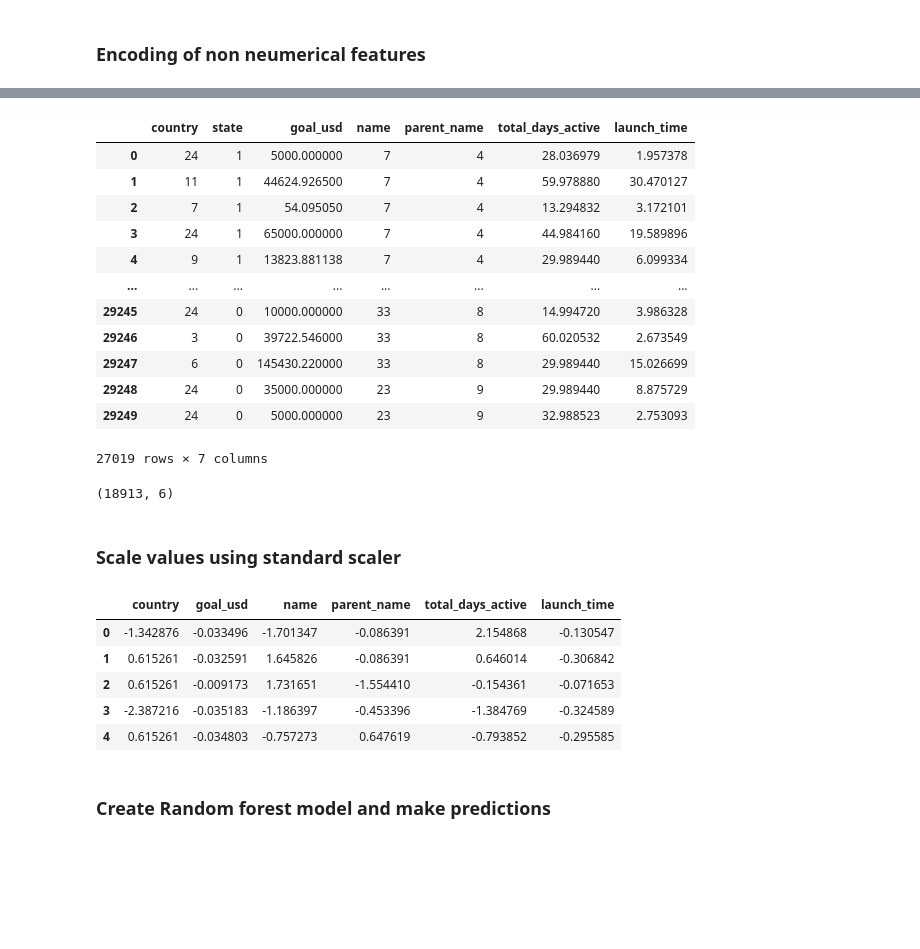
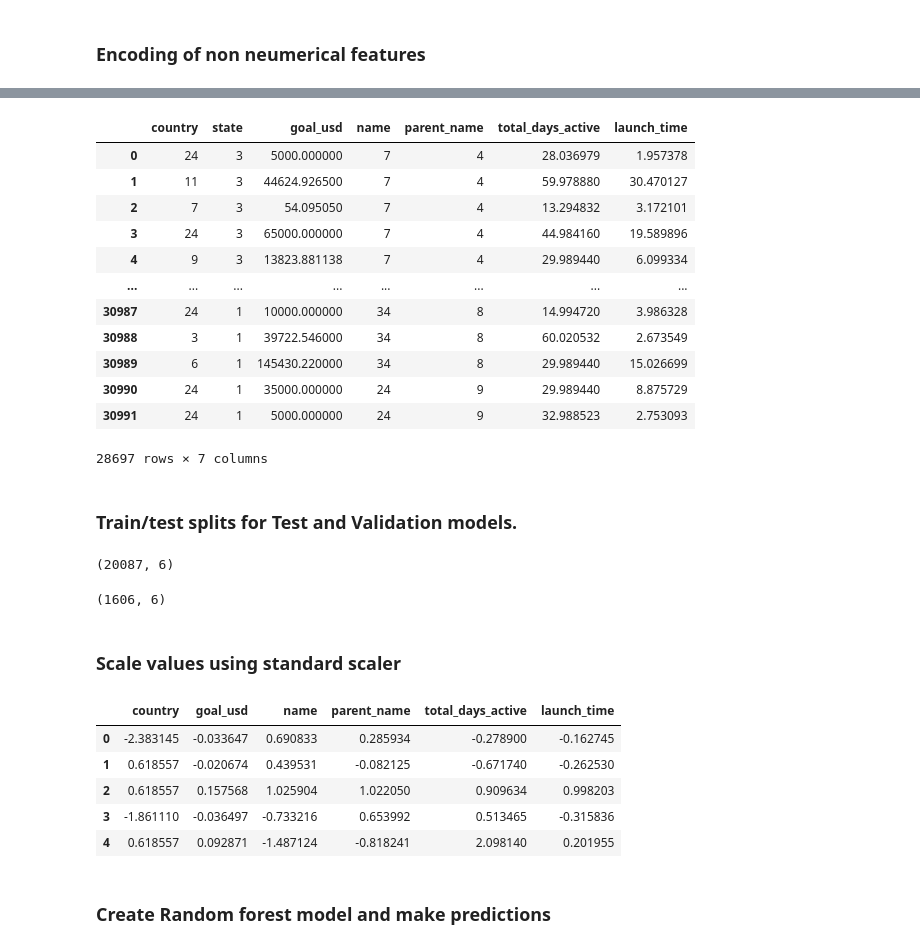
Before and after one commit to yeewaifatt/Project-2---Predicting-Crowdfunding-Outcomes, a Jupyter notebook: random_forest_model.ipynb, the cells around one changed output, grey strips where cells are left out. Saved outputs shown, nothing was run; the diff lists cells and outputs as text; code cells hidden in the pictures; blank space fills up the shorter version.

Commit message:
use new model for validation data

```diff
--- a/random_forest_model.ipynb
+++ b/random_forest_model.ipynb
@@ -120,8 +120,8 @@ model_data
 30992 rows × 8 columns
 # %%
 # drop rows that have state 'live' or 'cancelled'
-live_projects = model_data[model_data['state'] == 'live']
-model_data = model_data.drop(model_data[model_data['state'] == 'live'].index, axis=0)
-model_data = model_data.drop(model_data[model_data['state'] == 'canceled'].index, axis=0)
-model_data = model_data.reset_index(drop=True)
-model_data.head()
+# live_projects = model_data[model_data['state'] == 'live']
+# model_data = model_data.drop(model_data[model_data['state'] == 'live'].index, axis=0)
+# model_data = model_data.drop(model_data[model_data['state'] == 'canceled'].index, axis=0)
+# model_data = model_data.reset_index(drop=True)
+# model_data.head()
@@ -217,48 +206,63 @@ train_test_dataset = train_test_dataset.drop(['Date Created', 'created_at'], axi
 train_test_dataset
 # %% [output]
 |  | country | state | goal_usd | name | parent_name | total_days_active | launch_time |
-| 0 | 24 | 1 | 5000.000000 | 7 | 4 | 28.036979 | 1.957378 |
-| 1 | 11 | 1 | 44624.926500 | 7 | 4 | 59.978880 | 30.470127 |
-| 2 | 7 | 1 | 54.095050 | 7 | 4 | 13.294832 | 3.172101 |
-| 3 | 24 | 1 | 65000.000000 | 7 | 4 | 44.984160 | 19.589896 |
-| 4 | 9 | 1 | 13823.881138 | 7 | 4 | 29.989440 | 6.099334 |
+| 0 | 24 | 3 | 5000.000000 | 7 | 4 | 28.036979 | 1.957378 |
+| 1 | 11 | 3 | 44624.926500 | 7 | 4 | 59.978880 | 30.470127 |
+| 2 | 7 | 3 | 54.095050 | 7 | 4 | 13.294832 | 3.172101 |
+| 3 | 24 | 3 | 65000.000000 | 7 | 4 | 44.984160 | 19.589896 |
+| 4 | 9 | 3 | 13823.881138 | 7 | 4 | 29.989440 | 6.099334 |
 | ... | ... | ... | ... | ... | ... | ... | ... |
-| 29245 | 24 | 0 | 10000.000000 | 33 | 8 | 14.994720 | 3.986328 |
-| 29246 | 3 | 0 | 39722.546000 | 33 | 8 | 60.020532 | 2.673549 |
-| 29247 | 6 | 0 | 145430.220000 | 33 | 8 | 29.989440 | 15.026699 |
-| 29248 | 24 | 0 | 35000.000000 | 23 | 9 | 29.989440 | 8.875729 |
-| 29249 | 24 | 0 | 5000.000000 | 23 | 9 | 32.988523 | 2.753093 |
+| 30987 | 24 | 1 | 10000.000000 | 34 | 8 | 14.994720 | 3.986328 |
+| 30988 | 3 | 1 | 39722.546000 | 34 | 8 | 60.020532 | 2.673549 |
+| 30989 | 6 | 1 | 145430.220000 | 34 | 8 | 29.989440 | 15.026699 |
+| 30990 | 24 | 1 | 35000.000000 | 24 | 9 | 29.989440 | 8.875729 |
+| 30991 | 24 | 1 | 5000.000000 | 24 | 9 | 32.988523 | 2.753093 |
-27019 rows × 7 columns
+28697 rows × 7 columns
+# %% [markdown]
+### Train/test splits for Test and Validation models.
 # %%
 # split into X and y variables
 X = train_test_dataset.drop(columns=['state'])
 y = train_test_dataset.state
+
+# generate 70% train/test split
+X_train, X_test, y_train, y_test = train_test_split(X, y, test_size=0.3,
+                                                       random_state = 1,
+                                                       stratify = y)
+X_train.shape
+# %% [output]
+(20087, 6)
-# %%
-# generate 70% train/test split
-X_train, X_test, y_train, y_test = train_test_split(X, y, test_size=0.3,
-                                                       random_state = 1,
-                                                       stratify = y)
-X_train.shape
-# %% [output]
-(18913, 6)
+# %%
+# Split validation dataset into X and y variables
+X_val = val_dataset.drop(columns=['state', 'Date Created', 'created_at'])
+y_val = val_dataset.state
+
+# generate 70% train/validation split
+X_train_val, X_test_val, y_train_val, y_test_val = train_test_split(X_val, y_val, test_size=0.3,
+                                                     random_state = 1,
+                                                     stratify = y_val)
+X_train_val.shape
+# %% [output]
+(1606, 6)
 # %% [markdown]
 ### Scale values using standard scaler
 # %%
 # init standard scaler
 scaler = StandardScaler()
 
 # scale Train and testing set, columns=X.columns to keep column headers.
 X_train_scaled = pd.DataFrame(scaler.fit_transform(X_train), columns=X.columns)
 X_test_scaled = pd.DataFrame(scaler.transform(X_test), columns=X.columns)
-X_val_scaled = pd.DataFrame(scaler.transform(X_val), columns=X.columns)
+X_val_train_scaled = pd.DataFrame(scaler.fit_transform(X_train_val), columns=X_val.columns)
+X_val_test_scaled = pd.DataFrame(scaler.transform(X_test_val), columns=X_val.columns)
 X_train_scaled.head()
 # %% [output]
 |  | country | goal_usd | name | parent_name | total_days_active | launch_time |
-| 0 | -1.342876 | -0.033496 | -1.701347 | -0.086391 | 2.154868 | -0.130547 |
-| 1 | 0.615261 | -0.032591 | 1.645826 | -0.086391 | 0.646014 | -0.306842 |
-| 2 | 0.615261 | -0.009173 | 1.731651 | -1.554410 | -0.154361 | -0.071653 |
-| 3 | -2.387216 | -0.035183 | -1.186397 | -0.453396 | -1.384769 | -0.324589 |
-| 4 | 0.615261 | -0.034803 | -0.757273 | 0.647619 | -0.793852 | -0.295585 |
+| 0 | -2.383145 | -0.033647 | 0.690833 | 0.285934 | -0.278900 | -0.162745 |
+| 1 | 0.618557 | -0.020674 | 0.439531 | -0.082125 | -0.671740 | -0.262530 |
+| 2 | 0.618557 | 0.157568 | 1.025904 | 1.022050 | 0.909634 | 0.998203 |
+| 3 | -1.861110 | -0.036497 | -0.733216 | 0.653992 | 0.513465 | -0.315836 |
+| 4 | 0.618557 | 0.092871 | -1.487124 | -0.818241 | 2.098140 | 0.201955 |
 # %% [markdown]
 ### Create Random forest model and make predictions
 # %%
```
Also changed, not shown: parts of 16 cells of this notebook.
